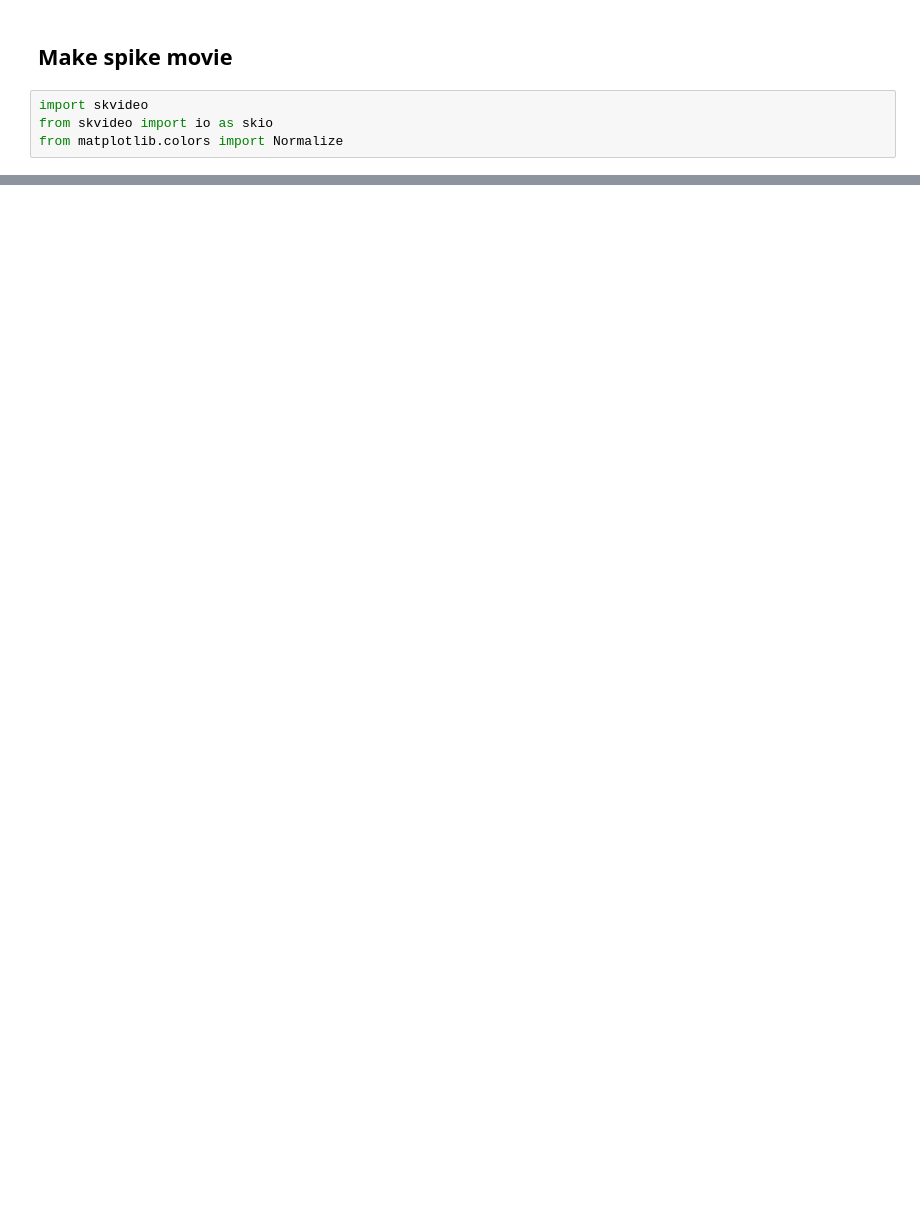
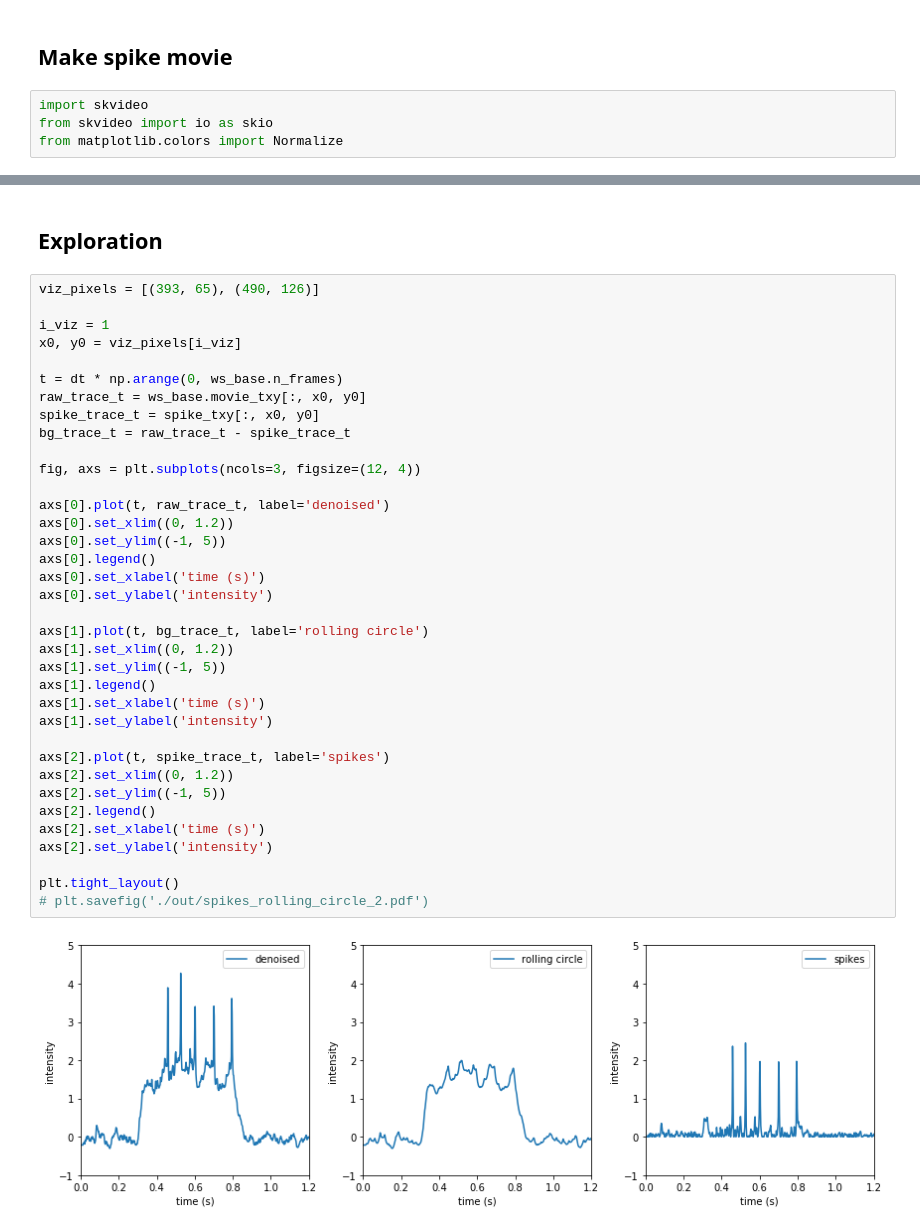
Before and after one commit to cellarium-ai/CellMincer, a Jupyter notebook: notebooks/cellmincer_spike.ipynb, the cells around one changed output, grey strips where cells are left out. Cells and saved outputs as stored; diff of their text form; blank space fills up the shorter version.

```diff
--- a/notebooks/cellmincer_spike.ipynb
+++ b/notebooks/cellmincer_spike.ipynb
@@ -154 +144,41 @@ for i in range(4200, 4900):
 writer.close()
+# %% [markdown]
+## Exploration
+# %%
+viz_pixels = [(393, 65), (490, 126)]
+
+i_viz = 1
+x0, y0 = viz_pixels[i_viz]
+
+t = dt * np.arange(0, ws_base.n_frames)
+raw_trace_t = ws_base.movie_txy[:, x0, y0]
+spike_trace_t = spike_txy[:, x0, y0]
+bg_trace_t = raw_trace_t - spike_trace_t
+
+fig, axs = plt.subplots(ncols=3, figsize=(12, 4))
+
+axs[0].plot(t, raw_trace_t, label='denoised')
+axs[0].set_xlim((0, 1.2))
+axs[0].set_ylim((-1, 5))
+axs[0].legend()
+axs[0].set_xlabel('time (s)')
+axs[0].set_ylabel('intensity')
+
+axs[1].plot(t, bg_trace_t, label='rolling circle')
+axs[1].set_xlim((0, 1.2))
+axs[1].set_ylim((-1, 5))
+axs[1].legend()
+axs[1].set_xlabel('time (s)')
+axs[1].set_ylabel('intensity')
+
+axs[2].plot(t, spike_trace_t, label='spikes')
+axs[2].set_xlim((0, 1.2))
+axs[2].set_ylim((-1, 5))
+axs[2].legend()
+axs[2].set_xlabel('time (s)')
+axs[2].set_ylabel('intensity')
+
+plt.tight_layout()
+# plt.savefig('./out/spikes_rolling_circle_2.pdf')
+# %% [output]
+[figure, added]
```
Also changed, not shown: parts of 9 cells of this notebook, 3 other files.
